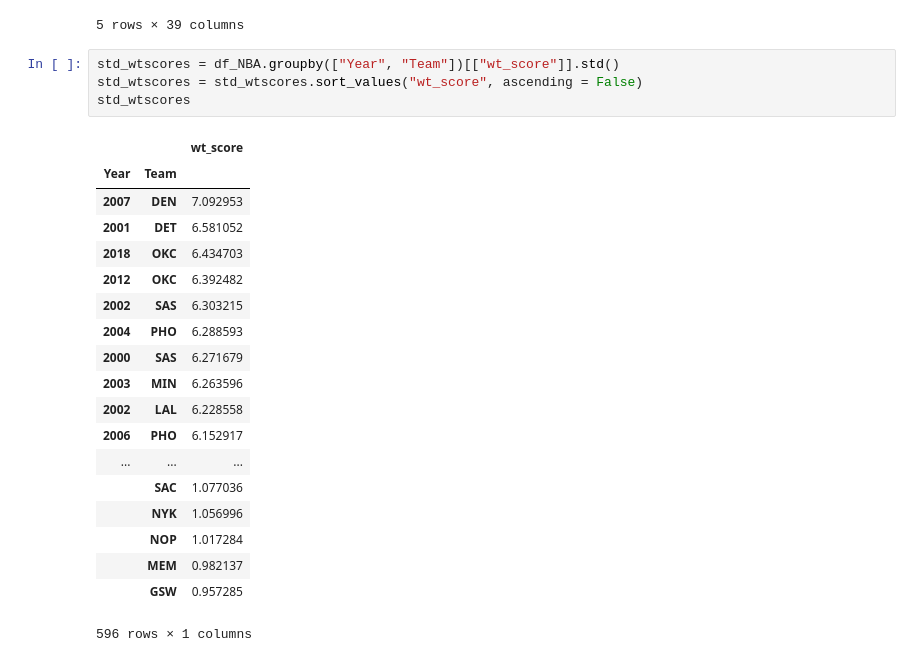
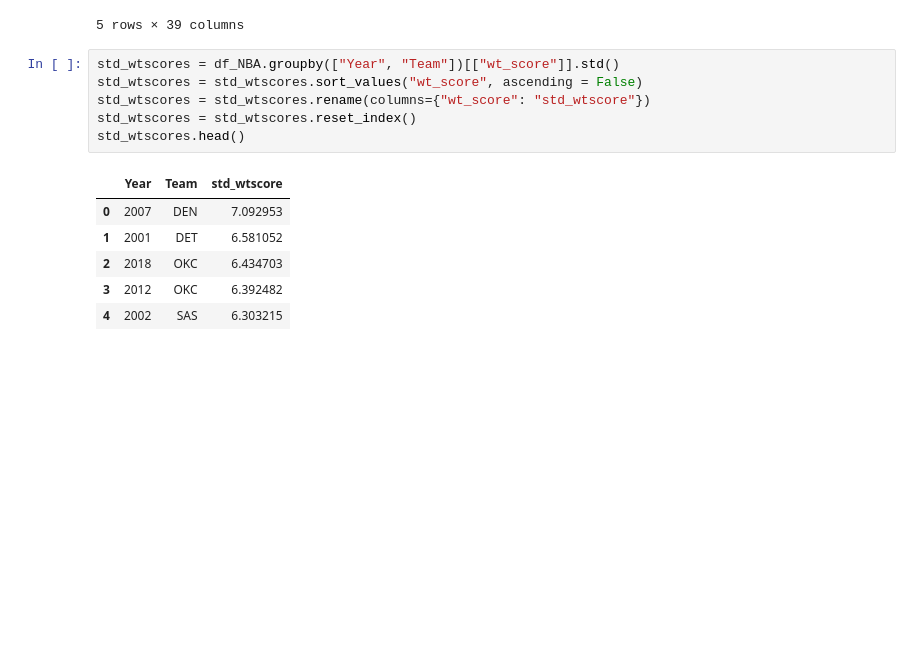
Before and after one commit to chas3stockwell/College-Basketball-Success, a Jupyter notebook: Tutorial Notebook - Extrapolating Success from Basketball Players using On-Court Data 2000-2019-checkpoint.ipynb, the cells around one changed output. Cells and saved outputs as stored; diff of their text form; blank space fills up the shorter version.

```diff
--- a/Tutorial Notebook - Extrapolating Success from Basketball Players using On-Court Data 2000-2019-checkpoint.ipynb
+++ b/Tutorial Notebook - Extrapolating Success from Basketball Players using On-Court Data 2000-2019-checkpoint.ipynb
@@ -400,24 +400,13 @@ df_NBA.head()
 # %%
 std_wtscores = df_NBA.groupby(["Year", "Team"])[["wt_score"]].std()
 std_wtscores = std_wtscores.sort_values("wt_score", ascending = False)
-std_wtscores
+std_wtscores = std_wtscores.rename(columns={"wt_score": "std_wtscore"})
+std_wtscores = std_wtscores.reset_index()
+std_wtscores.head()
 # %% [output]
-|  |  | wt_score |
-| Year | Team |  |
-| 2007 | DEN | 7.092953 |
-| 2001 | DET | 6.581052 |
-| 2018 | OKC | 6.434703 |
-| 2012 | OKC | 6.392482 |
-| 2002 | SAS | 6.303215 |
-| 2004 | PHO | 6.288593 |
-| 2000 | SAS | 6.271679 |
-| 2003 | MIN | 6.263596 |
-| 2002 | LAL | 6.228558 |
-| 2006 | PHO | 6.152917 |
-| ... | ... | ... |
-|  | SAC | 1.077036 |
-|  | NYK | 1.056996 |
-|  | NOP | 1.017284 |
-|  | MEM | 0.982137 |
-|  | GSW | 0.957285 |
+|  | Year | Team | std_wtscore |
+| 0 | 2007 | DEN | 7.092953 |
+| 1 | 2001 | DET | 6.581052 |
+| 2 | 2018 | OKC | 6.434703 |
+| 3 | 2012 | OKC | 6.392482 |
+| 4 | 2002 | SAS | 6.303215 |
-596 rows × 1 columns
```
Also changed, not shown: parts of 7 cells of this notebook, 3 other files.
